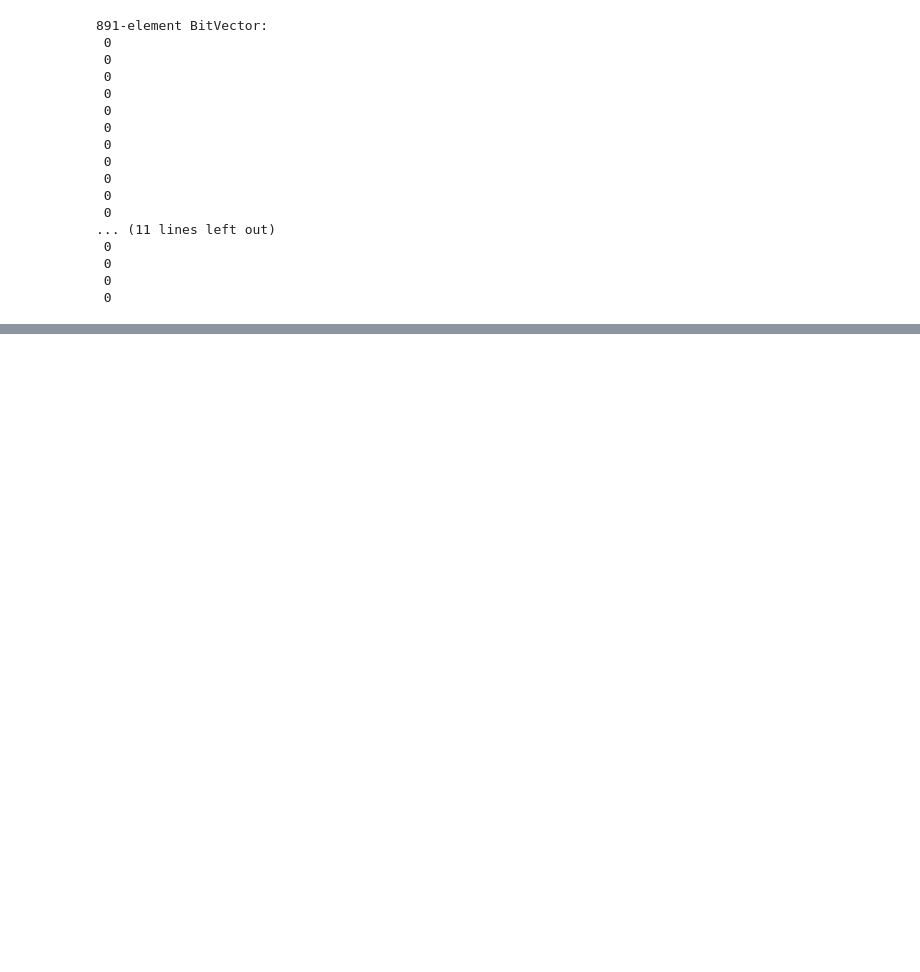
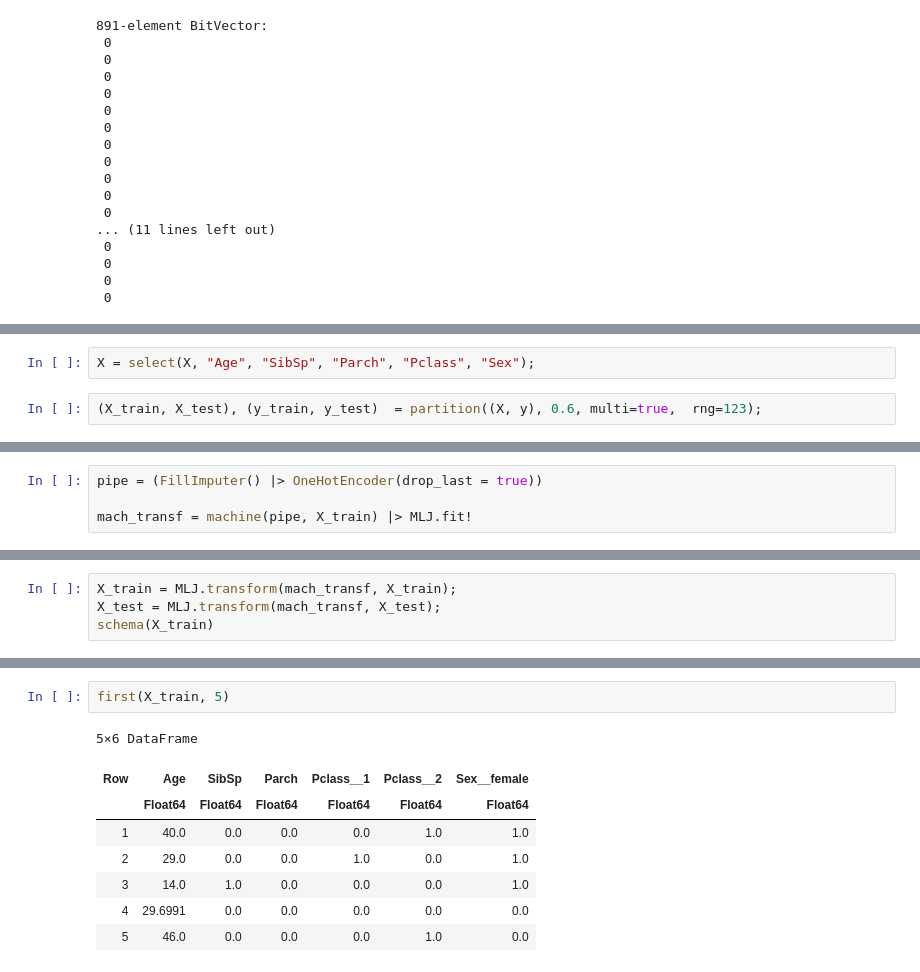
Before and after one commit to paragnayak/Data-Science, a Jupyter notebook: Titanic_Julia.ipynb, the cells around one changed output, grey strips where cells are left out. Drawn from its saved outputs; the diff is of its cells as text; blank space fills up the shorter version.

```diff
--- a/Titanic_Julia.ipynb
+++ b/Titanic_Julia.ipynb
@@ -854,0 +1047,4 @@ Closest candidates are:
+# %%
+X = select(X, "Age", "SibSp", "Parch", "Pclass", "Sex");
+# %%
+(X_train, X_test), (y_train, y_test)  = partition((X, y), 0.6, multi=true,  rng=123);
@@ -854,0 +1053,4 @@ Closest candidates are:
+# %%
+pipe = (FillImputer() |> OneHotEncoder(drop_last = true))
+
+mach_transf = machine(pipe, X_train) |> MLJ.fit!
@@ -854,0 +1067,4 @@ Closest candidates are:
+# %%
+X_train = MLJ.transform(mach_transf, X_train);
+X_test = MLJ.transform(mach_transf, X_test);
+schema(X_train)
@@ -854,0 +1082,11 @@ Closest candidates are:
+# %%
+first(X_train, 5)
+# %% [output]
+5×6 DataFrame
+| Row | Age | SibSp | Parch | Pclass__1 | Pclass__2 | Sex__female |
+|  | Float64 | Float64 | Float64 | Float64 | Float64 | Float64 |
+| 1 | 40.0 | 0.0 | 0.0 | 0.0 | 1.0 | 1.0 |
+| 2 | 29.0 | 0.0 | 0.0 | 1.0 | 0.0 | 1.0 |
+| 3 | 14.0 | 1.0 | 0.0 | 0.0 | 0.0 | 1.0 |
+| 4 | 29.6991 | 0.0 | 0.0 | 0.0 | 0.0 | 0.0 |
+| 5 | 46.0 | 0.0 | 0.0 | 0.0 | 1.0 | 0.0 |
```
Also changed, not shown: parts of 77 cells of this notebook.
